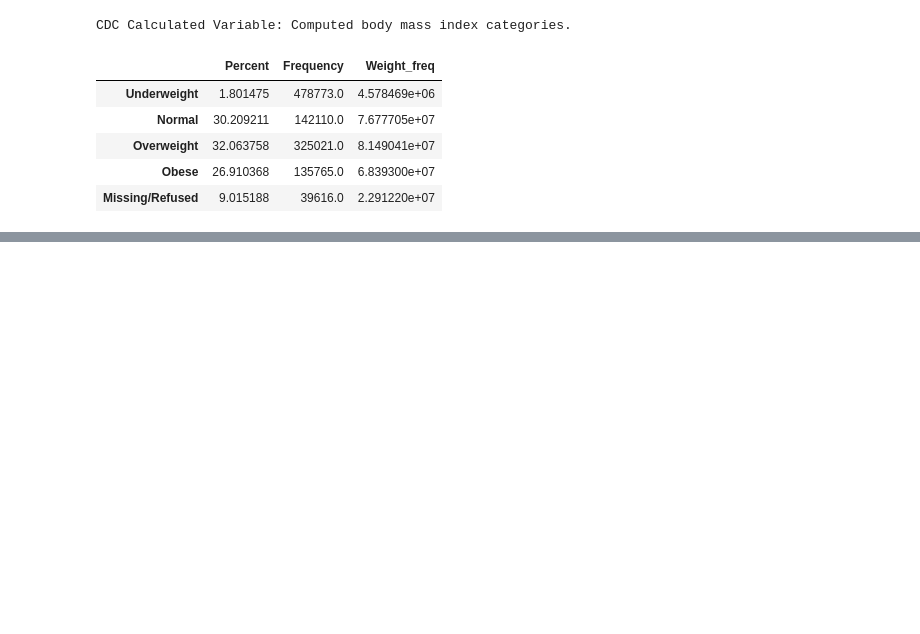
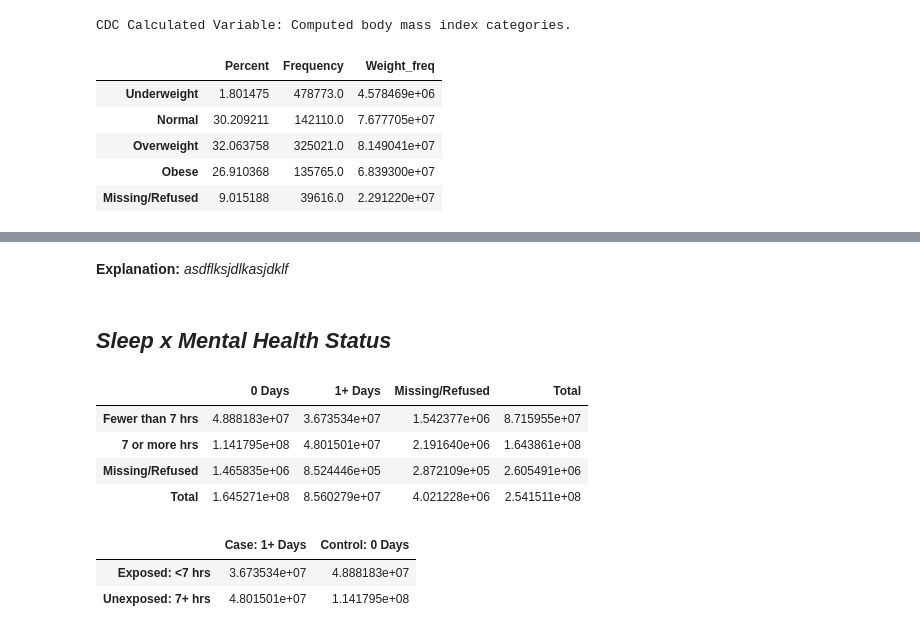
Before and after one commit to pmleffers/BRFSS2016, a Jupyter notebook: BRFSS notebook.ipynb, the cells around one changed output, grey strips where cells are left out. Cells and saved outputs as stored; diff of their text form; code cells hidden in the pictures; blank space fills up the shorter version.

```diff
--- a/BRFSS notebook.ipynb
+++ b/BRFSS notebook.ipynb
@@ -772,0 +1091,44 @@ Crosstabs
+# %% [markdown]
+**Explanation:** *asdflksjdlkasjdklf*
+# %% [markdown]
+*Sleep x Mental Health Status*
+-----------------
+# %%
+chiSquareTemp=pd.DataFrame(BRFSS2016,columns=['sleeptime','_MENT14D','_LLCPWT'])
+#Calculate Variable Groups
+BinMentHlth=[]
+for i in BRFSS2016._MENT14D:
+    if i==1:
+        BinMentHlth.append(0)
+    elif i>1 and i<9:
+        BinMentHlth.append(1)
+    else:
+        BinMentHlth.append(9)
+chiSquareTemp['BinMentHlth']=BinMentHlth
+chiSquareTemp.drop(['_MENT14D'],axis=1,inplace=True)
+
+chiSquareTemp=sklearn.metrics.confusion_matrix(chiSquareTemp['BinMentHlth'], chiSquareTemp['sleeptime'], labels=None, sample_weight=chiSquareTemp['_LLCPWT'])
+
+#Add Values to DataFrame
+firstCol=pd.DataFrame(chiSquareTemp[0].T,columns=['first'])
+secondCol=pd.DataFrame(chiSquareTemp[1].T,columns=['second']) #For whatever reason these values got switched
+thirdCol=pd.DataFrame(chiSquareTemp[2],columns=['third'])
+#Setup totals
+chiSquareTemp=firstCol
+chiSquareTemp['second']=secondCol
+chiSquareTemp['third']=thirdCol
+chiSquareTemp['fourth']=chiSquareTemp['first']+chiSquareTemp['second']+chiSquareTemp['third']
+#Create Totals Rows
+last=np.array(chiSquareTemp.sum())
+chiSquareTemp.loc[len(chiSquareTemp)]=last
+#Rename Indexes
+chiSquareTemp.rename(index={0: 'Fewer than 7 hrs',1: '7 or more hrs',2:'Missing/Refused',3:'Total'},inplace=True)
+#Rename Columns
+chiSquareTemp.rename(columns={'first':'0 Days', 'second':'1+ Days', 'third':'Missing/Refused','fourth':'Total'}, inplace=True)
+chiSquareTemp
+# %% [output]
+|  | 0 Days | 1+ Days | Missing/Refused | Total |
+| Fewer than 7 hrs | 4.888183e+07 | 3.673534e+07 | 1.542377e+06 | 8.715955e+07 |
+| 7 or more hrs | 1.141795e+08 | 4.801501e+07 | 2.191640e+06 | 1.643861e+08 |
+| Missing/Refused | 1.465835e+06 | 8.524446e+05 | 2.872109e+05 | 2.605491e+06 |
+| Total | 1.645271e+08 | 8.560279e+07 | 4.021228e+06 | 2.541511e+08 |
@@ -772,0 +1138,28 @@ Crosstabs
+# %%
+import numpy as np
+import pandas as pd
+import statsmodels.api as sm
+import scipy.stats as scipy
+from scipy.stats import chi2_contingency,chisqprob,chi2
+import scipy, scipy.stats
+
+#observed
+a,b,c,d=chiSquareTemp.iloc[0,0],chiSquareTemp.iloc[0,1],chiSquareTemp.iloc[1,0],chiSquareTemp.iloc[1,1]
+#Totals
+col1Sum,col2Sum,row1Sum,row2Sum,totalSum=np.sum(a+c),np.sum(b+d),np.sum(a+b),np.sum(c+d),np.sum(col1sum+col2sum)
+
+   #row total               column total
+e=(col1Sum*row1Sum)/totalSum #a expected
+f=(col2Sum*row1Sum)/totalSum #b expected
+
+g=(col1Sum*row2Sum)/totalSum #c expected
+h=(col2Sum*row2Sum)/totalSum #d expected
+#Modify table labels
+obs=pd.DataFrame([[a,b],[c,d]])
+obs.rename(columns={0:'Case: 1+ Days', 1:'Control: 0 Days'}, inplace=True)
+obs.rename(index={0: 'Exposed: <7 hrs',1: 'Unexposed: 7+ hrs'},inplace=True)
+obs
+# %% [output]
+|  | Case: 1+ Days | Control: 0 Days |
+| Exposed: <7 hrs | 3.673534e+07 | 4.888183e+07 |
+| Unexposed: 7+ hrs | 4.801501e+07 | 1.141795e+08 |
```
Also changed, not shown: parts of 62 cells of this notebook.
